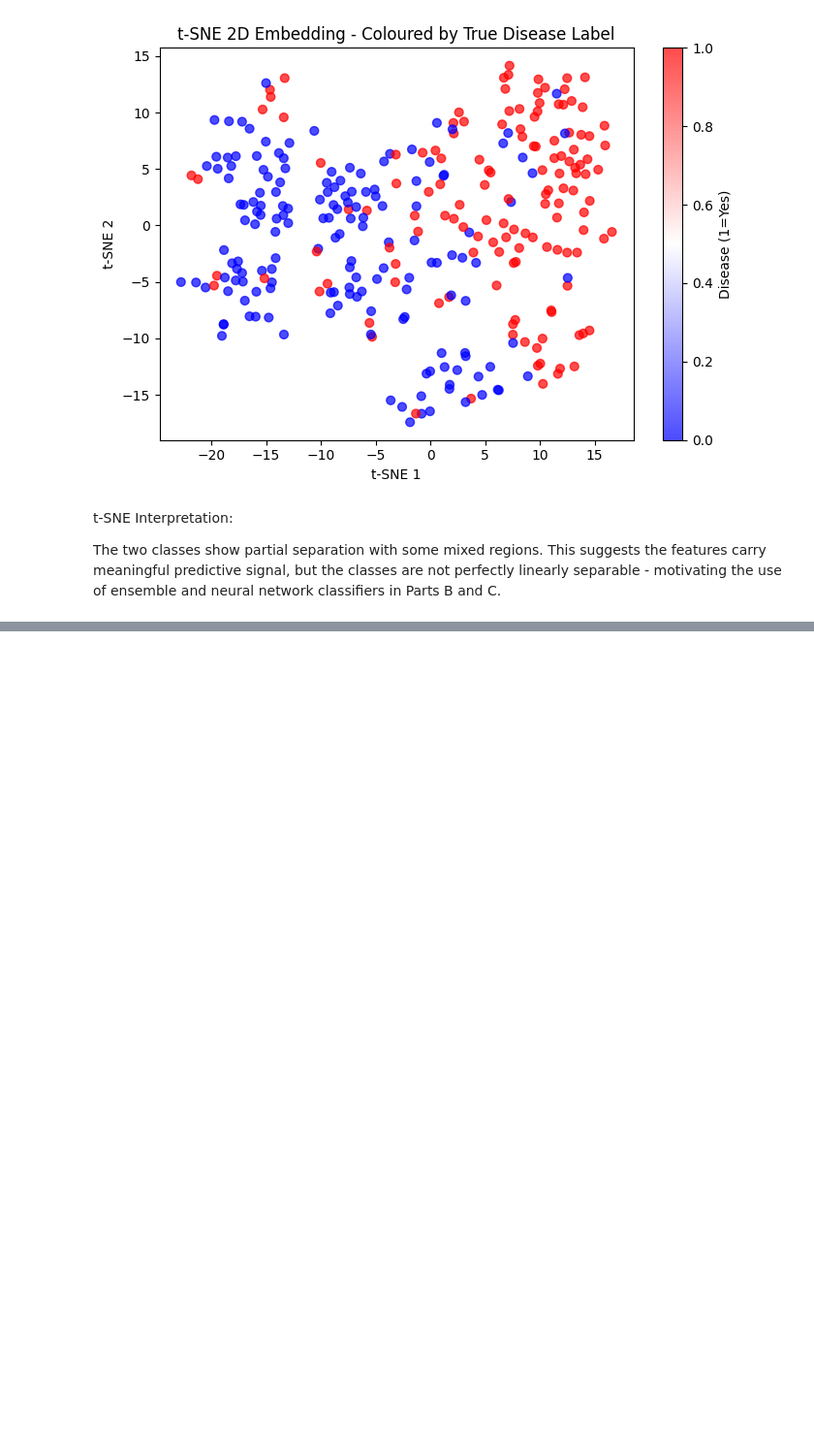
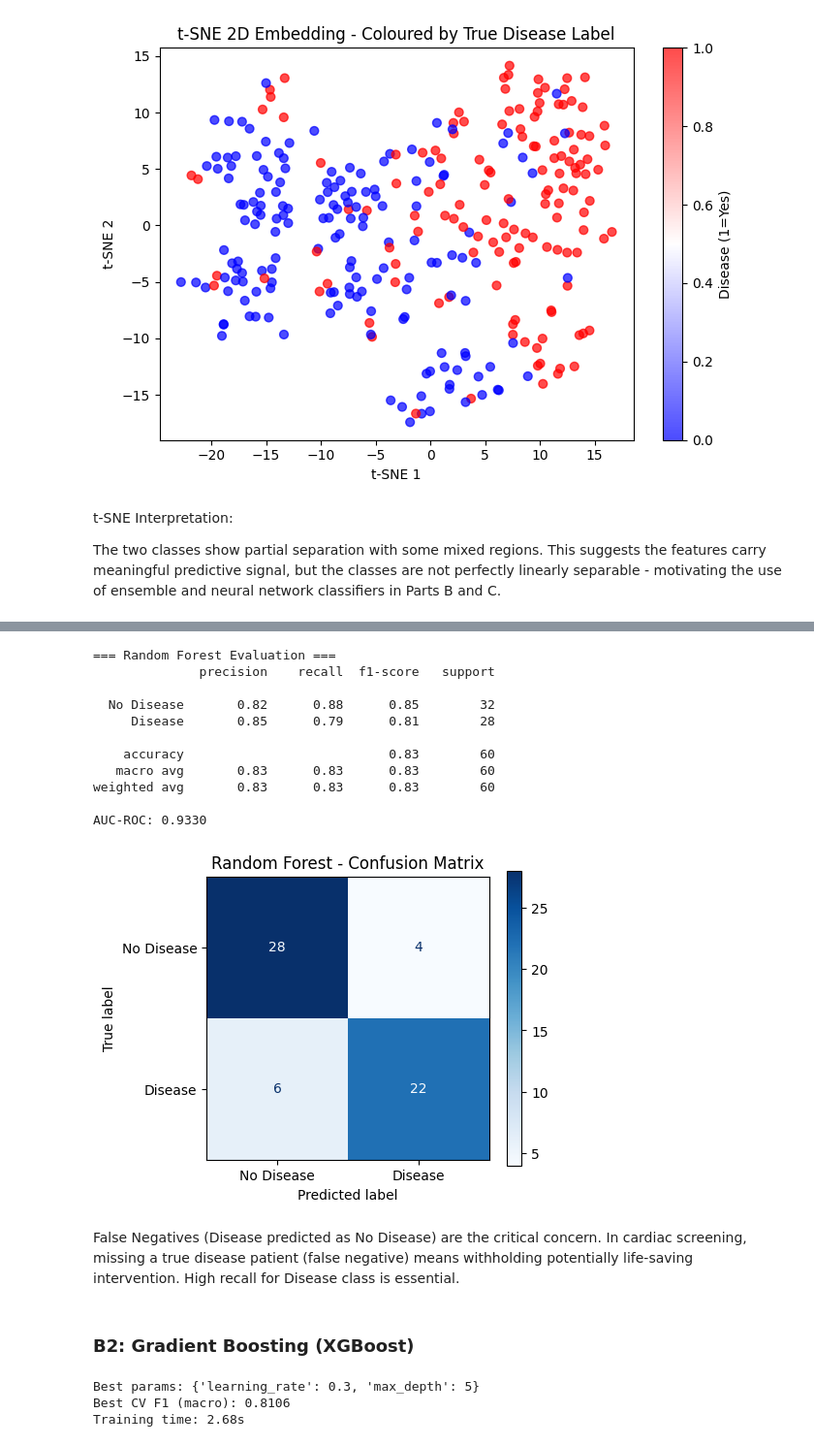
Before and after one commit to abeer-fatima47/i232643-DM-Assignment4, a Jupyter notebook: i232643_DM_asn4.ipynb, the cells around one changed output, grey strips where cells are left out. Shown at 97% size. Drawn from its saved outputs; the diff is of its cells as text; code cells hidden in the pictures; blank space fills up the shorter version.

Commit message:
Part B: Bagging &amp; Boosting

```diff
--- a/i232643_DM_asn4.ipynb
+++ b/i232643_DM_asn4.ipynb
@@ -433,0 +519,49 @@ The two classes show partial separation with some mixed regions. This suggests t
+# %%
+# Evaluate RF
+y_pred_rf = rf_best.predict(X_test)
+y_prob_rf = rf_best.predict_proba(X_test)[:, 1]
+
+print("=== Random Forest Evaluation ===")
+print(classification_report(y_test, y_pred_rf, target_names=['No Disease','Disease']))
+print(f"AUC-ROC: {roc_auc_score(y_test, y_prob_rf):.4f}")
+
+fig, ax = plt.subplots(figsize=(5, 4))
+ConfusionMatrixDisplay.from_predictions(y_test, y_pred_rf,
+    display_labels=['No Disease','Disease'], ax=ax, cmap='Blues')
+plt.title('Random Forest - Confusion Matrix')
+plt.tight_layout()
+plt.show()
+# %% [output]
+=== Random Forest Evaluation ===
+              precision    recall  f1-score   support
+
+  No Disease       0.82      0.88      0.85        32
+     Disease       0.85      0.79      0.81        28
+
+    accuracy                           0.83        60
+   macro avg       0.83      0.83      0.83        60
+weighted avg       0.83      0.83      0.83        60
+
+AUC-ROC: 0.9330
+[figure, added]
+# %% [markdown]
+False Negatives (Disease predicted as No Disease) are the critical concern. In cardiac screening, missing a true disease patient (false negative) means withholding potentially life-saving intervention. High recall for Disease class is essential.
+# %% [markdown]
+### B2: Gradient Boosting (XGBoost)
+# %%
+# Model choice: XGBoost
+param_grid_xgb = {'learning_rate': [0.01, 0.1, 0.3], 'max_depth': [3, 5, 7]}
+
+xgb_cv = GridSearchCV(xgb.XGBClassifier(random_state=42, use_label_encoder=False,  eval_metric='logloss', verbosity=0), param_grid_xgb, cv=5, scoring='f1_macro', n_jobs=-1)
+
+t0 = time.time()
+xgb_cv.fit(X_train, y_train)
+xgb_train_time = time.time() - t0
+
+print(f"Best params: {xgb_cv.best_params_}")
+print(f"Best CV F1 (macro): {xgb_cv.best_score_:.4f}")
+print(f"Training time: {xgb_train_time:.2f}s")
+# %% [output]
+Best params: {'learning_rate': 0.3, 'max_depth': 5}
+Best CV F1 (macro): 0.8106
+Training time: 2.68s
```
Also changed, not shown: parts of 13 cells of this notebook.
